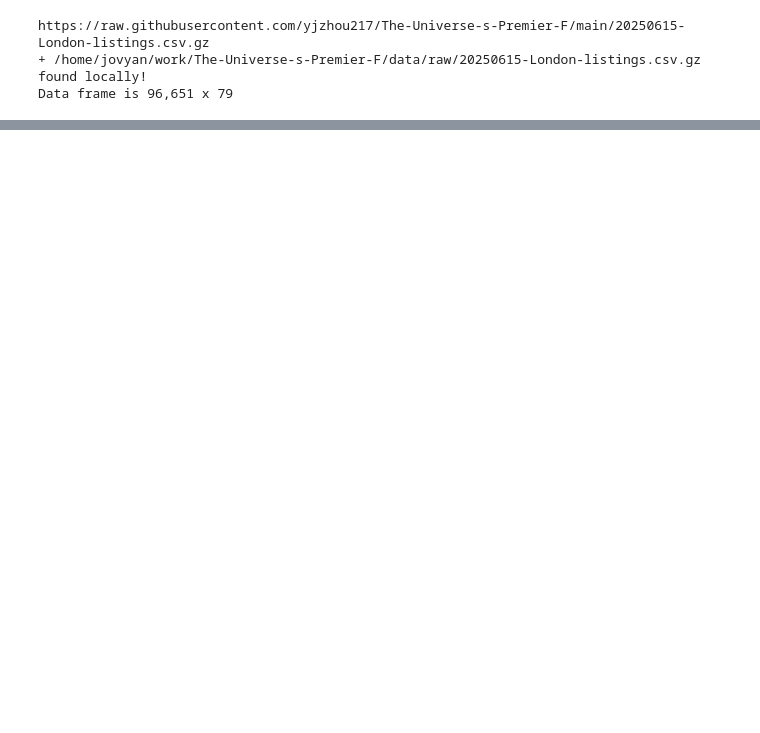
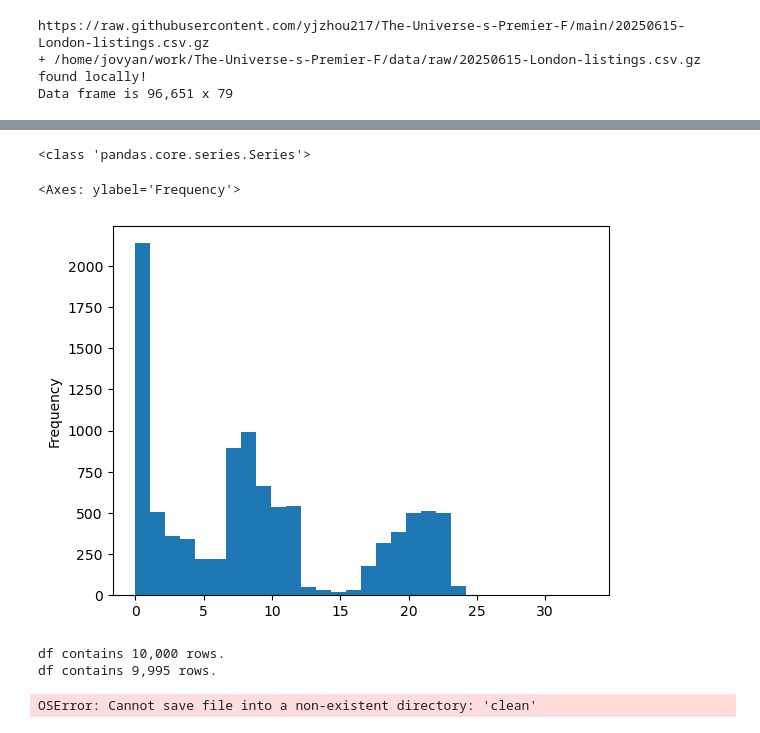
Before and after one commit to yjzhou217/The-Universe-s-Premier-F, a Jupyter notebook: code-draft.ipynb, the cells around one changed output, grey strips where cells are left out. Cells and saved outputs as stored; diff of their text form; code cells hidden in the pictures; blank space fills up the shorter version.

Commit message:
clean csv

```diff
--- a/code-draft.ipynb
+++ b/code-draft.ipynb
@@ -94,3 +93,20 @@ print(f"Data frame is {df.shape[0]:,} x {df.shape[1]}")
 https://raw.githubusercontent.com/yjzhou217/The-Universe-s-Premier-F/main/20250615-London-listings.csv.gz
 + /home/jovyan/work/The-Universe-s-Premier-F/data/raw/20250615-London-listings.csv.gz found locally!
 Data frame is 96,651 x 79
+# %%
+#clean csv data
+#testing mode
+TESTING = True
+
+if TESTING:
+    N = 10_000
+else:
+    N = None  # None = read all
+
+df = pd.read_csv(
+    file_path,
+    nrows=N,
+    low_memory=False
+)
+
+print(f"Data frame is {df.shape[0]:,} x {df.shape[1]}")
@@ -96,0 +124,10 @@ Data frame is 96,651 x 79
+# %%
+#clean data
+#删除id缺失的行
+missing_id_rows = df[df['id'].isna()][['id', "latitude", "longitude", 'room_type']]
+print(f"{missing_id_rows.shape[0]:,}")
+if missing_id_rows.shape[0] > 0:
+    print(missing_id_rows.head())
+
+df.drop(df[df['id'].isna()].index, axis=0, inplace=True)
+print(f"{df.shape[0]:,} x {df.shape[1]}")
@@ -96,0 +154,3 @@ Data frame is 96,651 x 79
+# %%
+#删除全是nan的列
+df.drop(columns=['license','calendar_updated','neighbourhood_group_cleansed'], inplace=True)
@@ -96,0 +172,18 @@ Data frame is 96,651 x 79
+# %%
+#绘制 histogram
+probs = df.isnull().sum(axis=1)
+print(type(probs))
+probs.plot.hist(bins=30)
+# %% [output]
+<class 'pandas.core.series.Series'>
+<Axes: ylabel='Frequency'>
+[figure, added]
+# %%
+#考虑删除缺失超过23个值的行
+print(f"df contains {df.shape[0]:,} rows.")
+cutoff = 25
+df.drop(probs[probs > cutoff].index, inplace=True)
+print(f"df contains {df.shape[0]:,} rows.")
+# %% [output]
+df contains 10,000 rows.
+df contains 9,995 rows.
@@ -96,0 +192,6 @@ Data frame is 96,651 x 79
+# %%
+#输出clean完的data
+clean_path = f"clean/{ymd}-clean-listings.csv.gz"
+df.to_csv(clean_path, index=False, compression="gzip")
+# %% [output]
+OSError: Cannot save file into a non-existent directory: 'clean'
```
Also changed, not shown: parts of 7 cells of this notebook.
